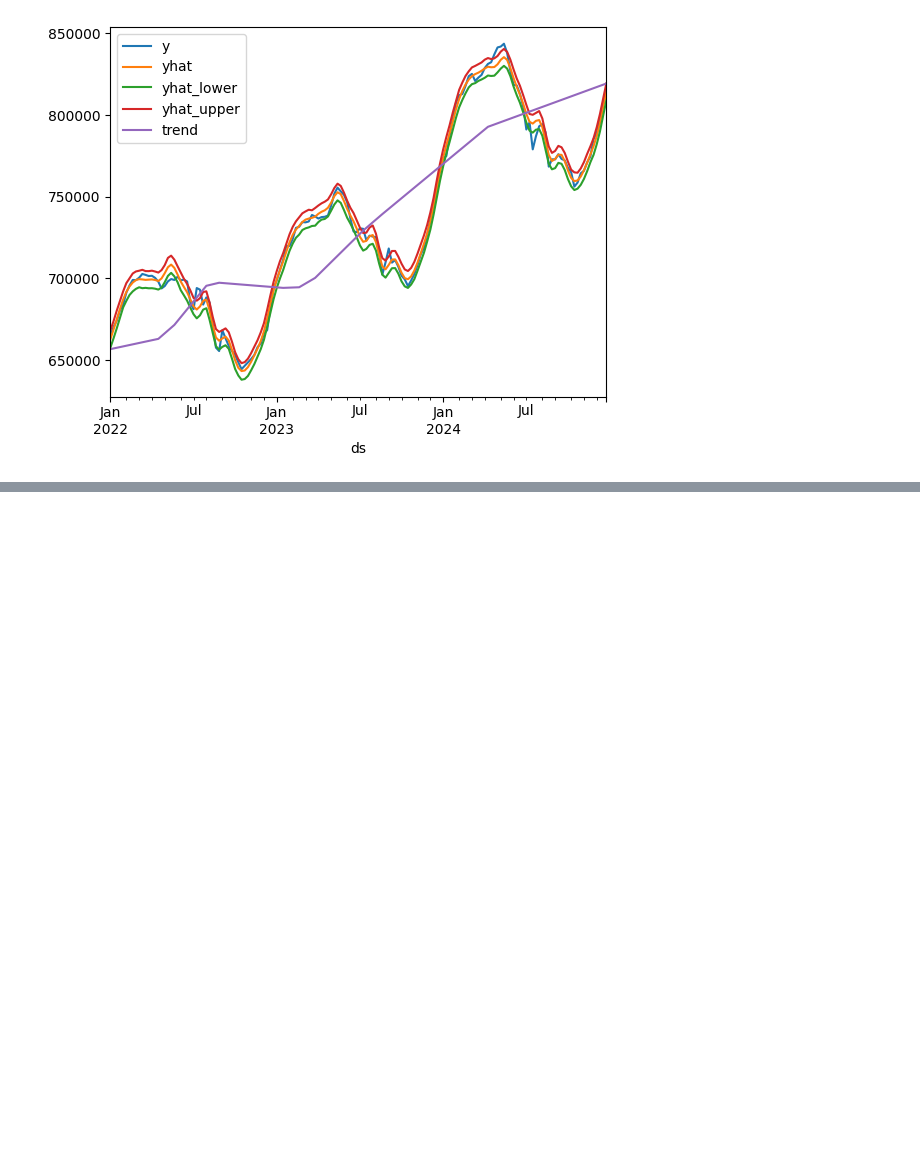
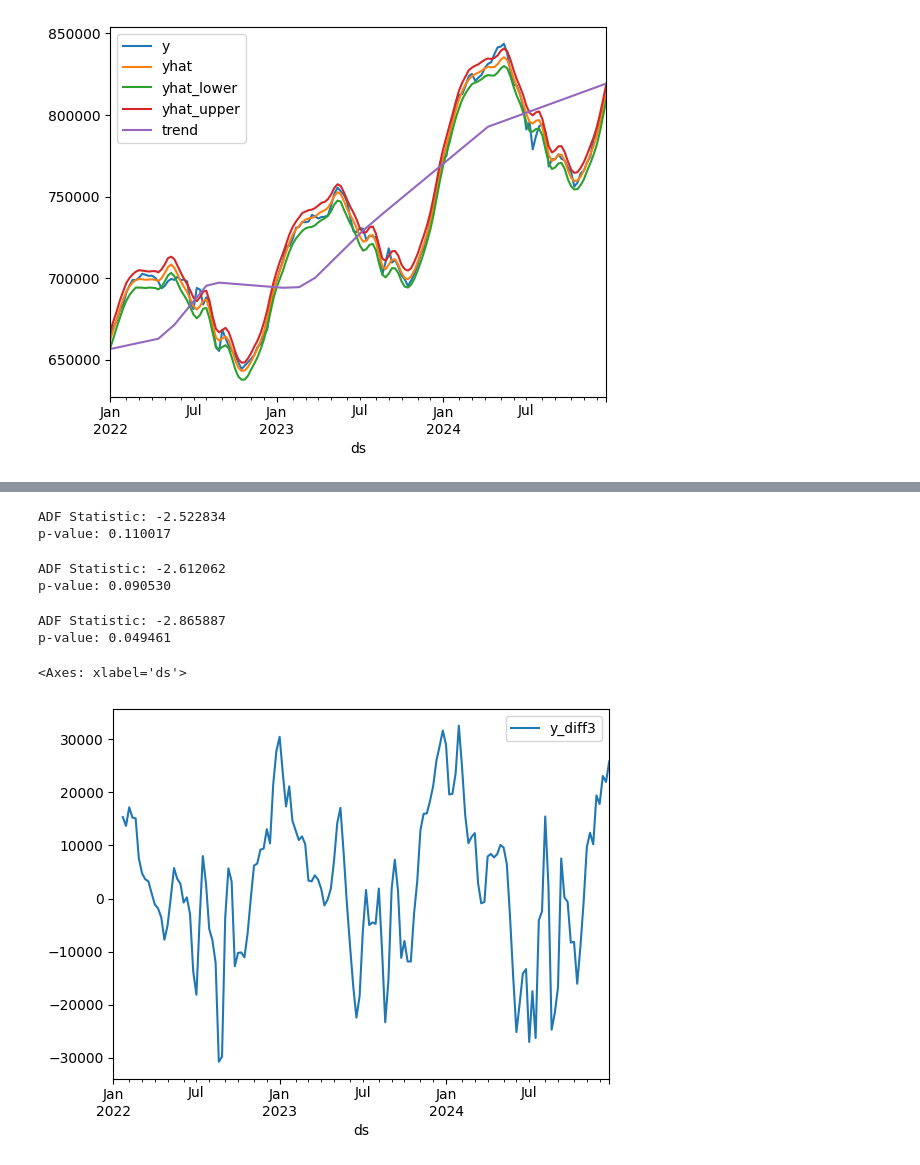
Before and after one commit to sailor-elite/Milk_delivery_prediction, a Jupyter notebook: Time_Series_analysis.ipynb, the cells around one changed output, grey strips where cells are left out. Cells and saved outputs as stored; diff of their text form; code cells hidden in the pictures; blank space fills up the shorter version.

```diff
--- a/Time_Series_analysis.ipynb
+++ b/Time_Series_analysis.ipynb
@@ -289,0 +331,21 @@ data["model_prophet"].plot(x='ds')
+# %%
+adf_test = adfuller(data["model_ARIMA"]["y_diff1"].dropna())
+print('ADF Statistic: %f' % adf_test[0])
+print('p-value: %f' % adf_test[1])
+# %% [output]
+ADF Statistic: -2.522834
+p-value: 0.110017
+# %%
+adf_test = adfuller(data["model_ARIMA"]["y_diff2"].dropna())
+print('ADF Statistic: %f' % adf_test[0])
+print('p-value: %f' % adf_test[1])
+# %% [output]
+ADF Statistic: -2.612062
+p-value: 0.090530
+# %%
+adf_test = adfuller(data["model_ARIMA"]["y_diff3"].dropna())
+print('ADF Statistic: %f' % adf_test[0])
+print('p-value: %f' % adf_test[1])
+# %% [output]
+ADF Statistic: -2.865887
+p-value: 0.049461
@@ -289,0 +354,5 @@ data["model_prophet"].plot(x='ds')
+# %%
+data["model_ARIMA"].plot(x="ds", y="y_diff3")
+# %% [output]
+<Axes: xlabel='ds'>
+[figure, added]
```
Also changed, not shown: parts of 65 cells of this notebook.
